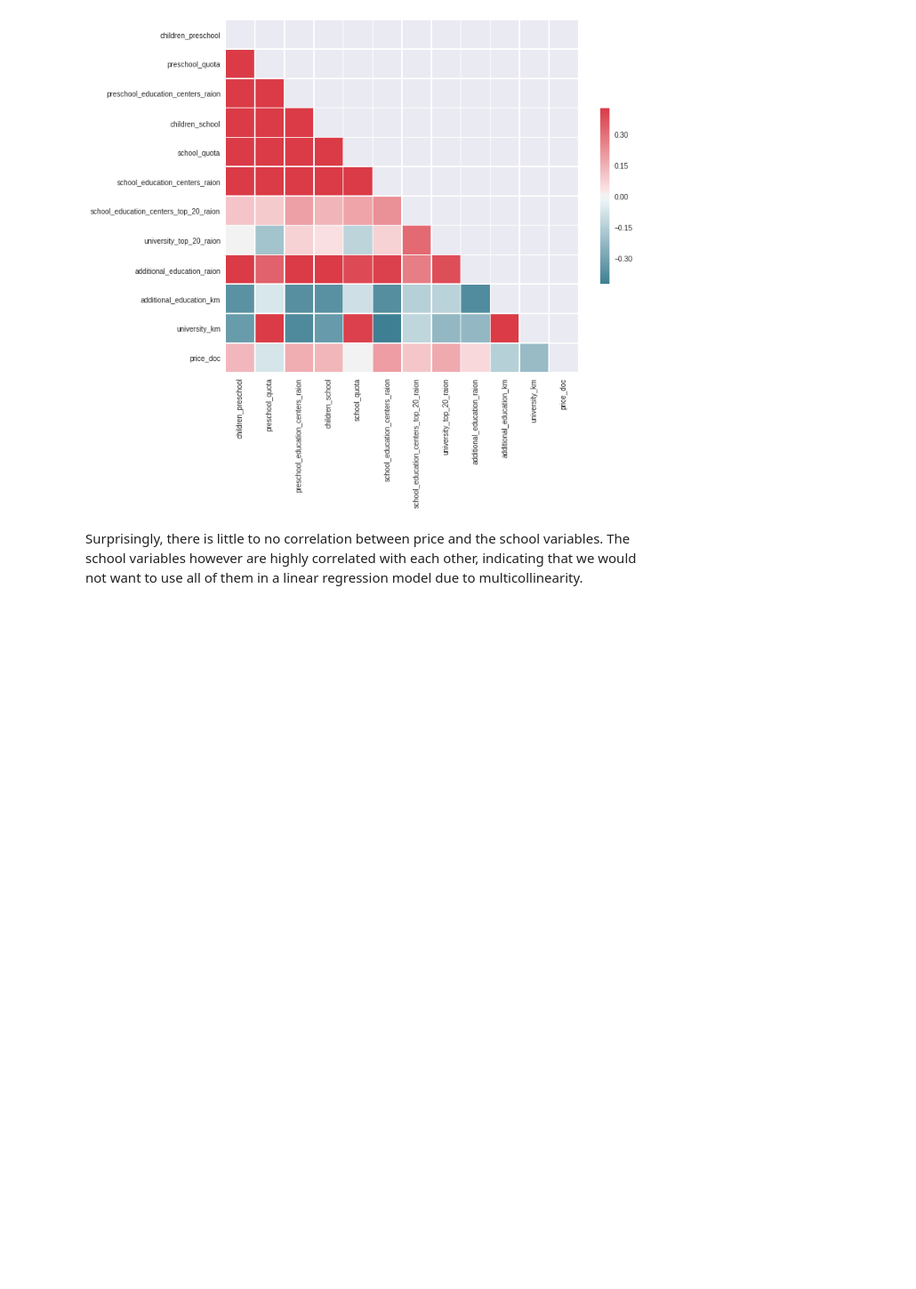
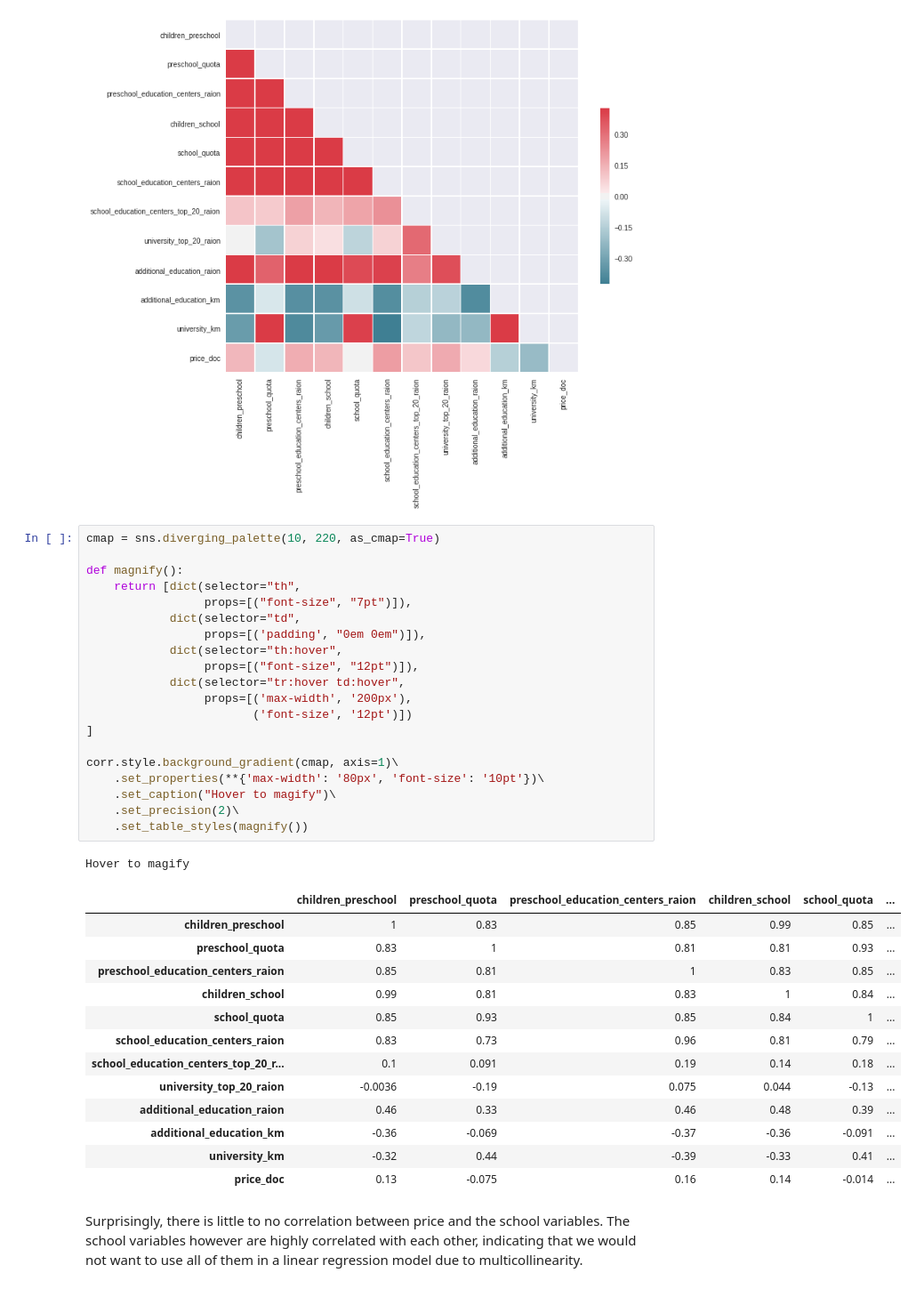
Before and after one commit to chinyan/Sberbank-Russian-Housing-Market, a Jupyter notebook: sberbank.ipynb, the cells around one changed output. Shown at 89% size. Saved outputs shown, nothing was run; the diff lists cells and outputs as text; blank space fills up the shorter version.

```diff
--- a/sberbank.ipynb
+++ b/sberbank.ipynb
@@ -412,6 +476,41 @@ sns.heatmap(corr, mask=mask, cmap=cmap, vmax=.3, center=0,
 # %% [output]
 <matplotlib.axes._subplots.AxesSubplot at 0x...>
 [figure]
+# %%
+cmap = sns.diverging_palette(10, 220, as_cmap=True)
+
+def magnify():
+    return [dict(selector="th",
+                 props=[("font-size", "7pt")]),
+            dict(selector="td",
+                 props=[('padding', "0em 0em")]),
+            dict(selector="th:hover",
+                 props=[("font-size", "12pt")]),
+            dict(selector="tr:hover td:hover",
+                 props=[('max-width', '200px'),
+                        ('font-size', '12pt')])
+]
+
+corr.style.background_gradient(cmap, axis=1)\
+    .set_properties(**{'max-width': '80px', 'font-size': '10pt'})\
+    .set_caption("Hover to magify")\
+    .set_precision(2)\
+    .set_table_styles(magnify())
+# %% [output]
+Hover to magify
+|  | children_preschool | preschool_quota | preschool_education_centers_raion | children_school | school_quota | ... |
+| children_preschool | 1 | 0.83 | 0.85 | 0.99 | 0.85 | ... |
+| preschool_quota | 0.83 | 1 | 0.81 | 0.81 | 0.93 | ... |
+| preschool_education_centers_raion | 0.85 | 0.81 | 1 | 0.83 | 0.85 | ... |
+| children_school | 0.99 | 0.81 | 0.83 | 1 | 0.84 | ... |
+| school_quota | 0.85 | 0.93 | 0.85 | 0.84 | 1 | ... |
+| school_education_centers_raion | 0.83 | 0.73 | 0.96 | 0.81 | 0.79 | ... |
+| school_education_centers_top_20_r... | 0.1 | 0.091 | 0.19 | 0.14 | 0.18 | ... |
+| university_top_20_raion | -0.0036 | -0.19 | 0.075 | 0.044 | -0.13 | ... |
+| additional_education_raion | 0.46 | 0.33 | 0.46 | 0.48 | 0.39 | ... |
+| additional_education_km | -0.36 | -0.069 | -0.37 | -0.36 | -0.091 | ... |
+| university_km | -0.32 | 0.44 | -0.39 | -0.33 | 0.41 | ... |
+| price_doc | 0.13 | -0.075 | 0.16 | 0.14 | -0.014 | ... |
 # %% [markdown]
 Surprisingly, there is little to no correlation between price and the school variables. The school variables however are highly correlated with each other, indicating that we would not want to use all of them in a linear regression model due to multicollinearity.
 # %% [markdown]
```
Also changed, not shown: parts of 8 cells of this notebook.
